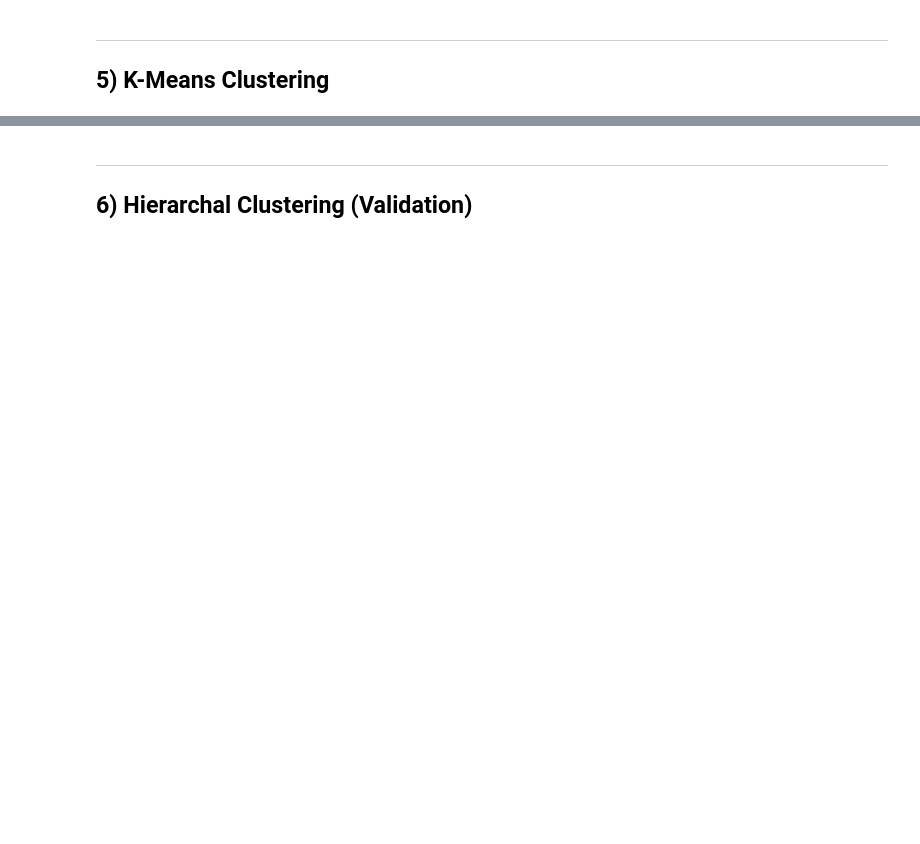
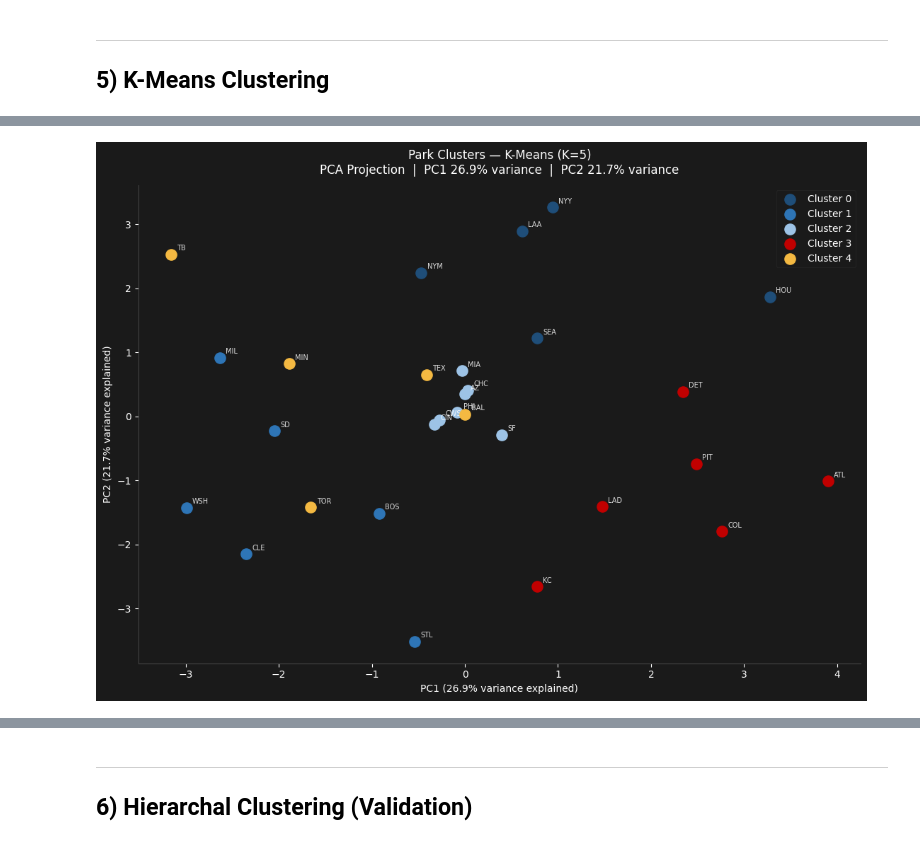
Before and after one commit to brycemgelarden/MLB_Ballpark_Factor_Analysis, a Jupyter notebook: notebooks/07_park_clustering.ipynb, the cells around one changed output, grey strips where cells are left out. Cells and saved outputs as stored; diff of their text form; code cells hidden in the pictures; blank space fills up the shorter version.

```diff
--- a/notebooks/07_park_clustering.ipynb
+++ b/notebooks/07_park_clustering.ipynb
@@ -31,3 +375,18 @@ ___
 # %% [markdown]
 ___
 ## 5) K-Means Clustering
+# %%
+OPTIMAL_K = 5
+
+kmeans = KMeans(n_clusters=OPTIMAL_K, random_state=RANDOM_STATE, n_init=10)
+kmeans.fit(park_features_scaled)
+
+# assign cluster labels to each park
+park_features["cluster"] = kmeans.labels_
+park_features_scaled["cluster"] = kmeans.labels_
+
+print(f"K-Means Clustering Complete — K = {OPTIMAL_K}\n")
+print("Park Cluster Assignments:\n")
+for cluster in sorted(park_features["cluster"].unique()):
+    parks = park_features[park_features["cluster"] == cluster].index.tolist()
+    print(f"Cluster {cluster}: {parks}")
@@ -33,0 +428,61 @@ ___
+# %%
+from sklearn.decomposition import PCA
+
+# reduce to 2D for visualization — PCA preserves maximum variance
+pca = PCA(n_components=2, random_state=RANDOM_STATE)
+coords = pca.fit_transform(park_features_scaled.drop("cluster", axis=1))
+
+explained = pca.explained_variance_ratio_ * 100
+
+CLUSTER_COLORS = {
+    0: "#1F4E79",
+    1: "#2E75B6",
+    2: "#9DC3E6",
+    3: "#C00000",
+    4: "#F4B942",
+}
+
+fig, ax = plt.subplots(figsize=(11, 8))
+
+for cluster in sorted(park_features["cluster"].unique()):
+    mask = park_features["cluster"] == cluster
+    ax.scatter(
+        coords[mask, 0],
+        coords[mask, 1],
+        color=CLUSTER_COLORS[cluster],
+        s=120,
+        label=f"Cluster {cluster}",
+        zorder=3,
+    )
+    # label parks
+    for i, park in enumerate(park_features[mask].index):
+        ax.annotate(
+            park,
+            (coords[mask, 0][i], coords[mask, 1][i]),
+            textcoords="offset points",
+            xytext=(6, 4),
+            fontsize=7,
+            color="white",
+            alpha=0.85,
+        )
+
+ax.set_title(
+    f"Park Clusters — K-Means (K=5)\nPCA Projection  |  PC1 {explained[0]:.1f}% variance  |  PC2 {explained[1]:.1f}% variance",
+    color="white", fontsize=12, pad=12
+)
+ax.set_xlabel(f"PC1 ({explained[0]:.1f}% variance explained)", color="white")
+ax.set_ylabel(f"PC2 ({explained[1]:.1f}% variance explained)", color="white")
+ax.tick_params(colors="white")
+ax.set_facecolor("#1a1a1a")
+fig.patch.set_facecolor("#1a1a1a")
+ax.spines[["top", "right"]].set_visible(False)
+ax.spines[["bottom", "left"]].set_color("#444444")
+ax.legend(
+    framealpha=0.2, labelcolor="white",
+    facecolor="#1a1a1a", edgecolor="#444444"
+)
+
+plt.tight_layout()
+plt.show()
+# %% [output]
+[figure, added]
```
Also changed, not shown: parts of 30 cells of this notebook.
